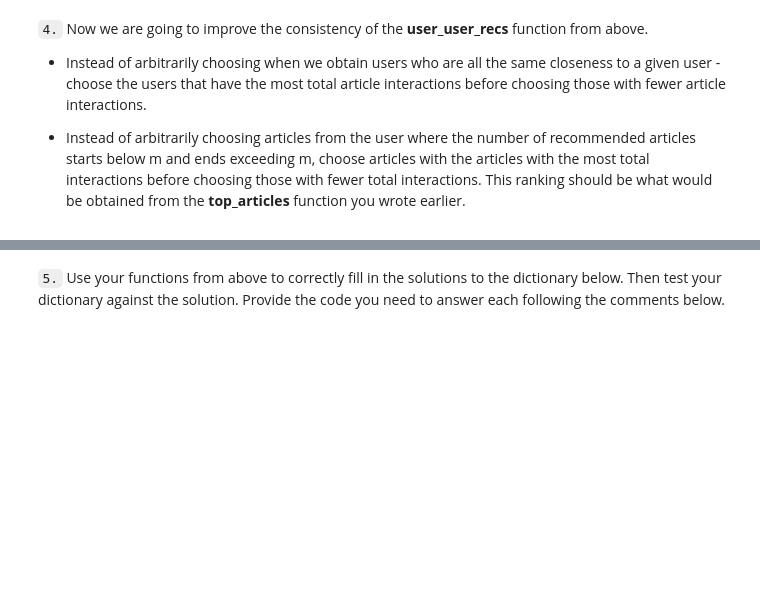
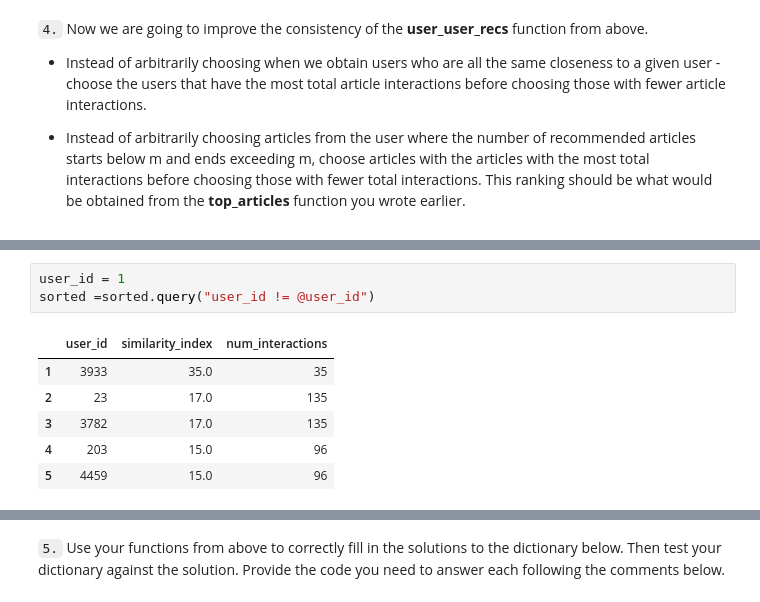
Before and after one commit to aurora-nat/ibm_recommendation_system, a Jupyter notebook: Recommendations_with_IBM.ipynb, the cells around one changed output, grey strips where cells are left out. Cells and saved outputs as stored; diff of their text form; blank space fills up the shorter version.

```diff
--- a/Recommendations_with_IBM.ipynb
+++ b/Recommendations_with_IBM.ipynb
@@ -603,0 +705,10 @@ print("If this is all you see, you passed all of our tests!  Nice job!")
+# %%
+user_id = 1
+sorted =sorted.query("user_id != @user_id")
+# %% [output]
+|  | user_id | similarity_index | num_interactions |
+| 1 | 3933 | 35.0 | 35 |
+| 2 | 23 | 17.0 | 135 |
+| 3 | 3782 | 17.0 | 135 |
+| 4 | 203 | 15.0 | 96 |
+| 5 | 4459 | 15.0 | 96 |
```
Also changed, not shown: parts of 38 cells of this notebook.
